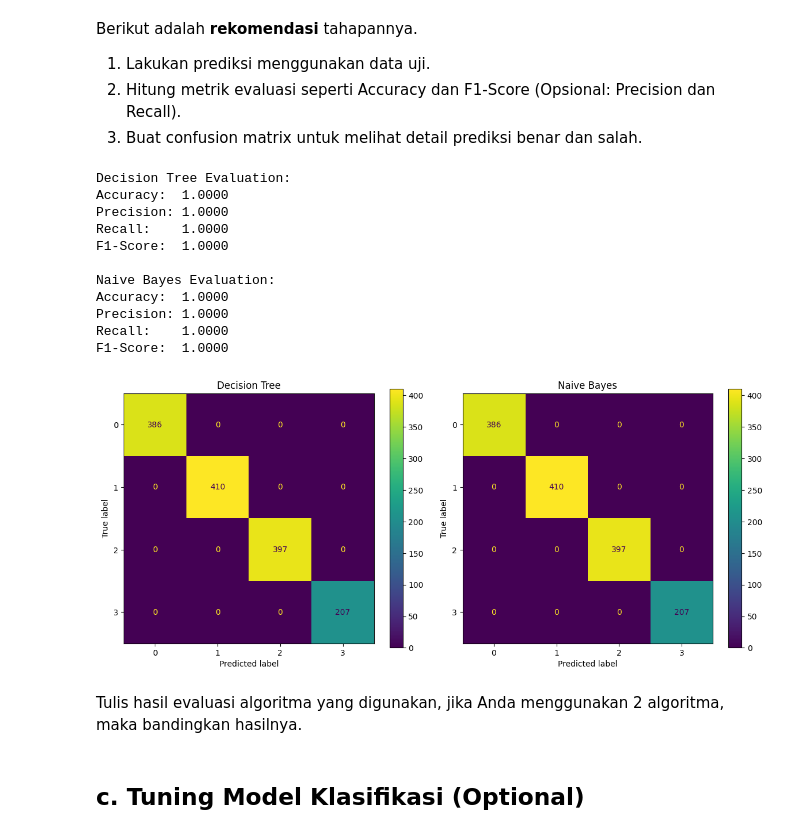
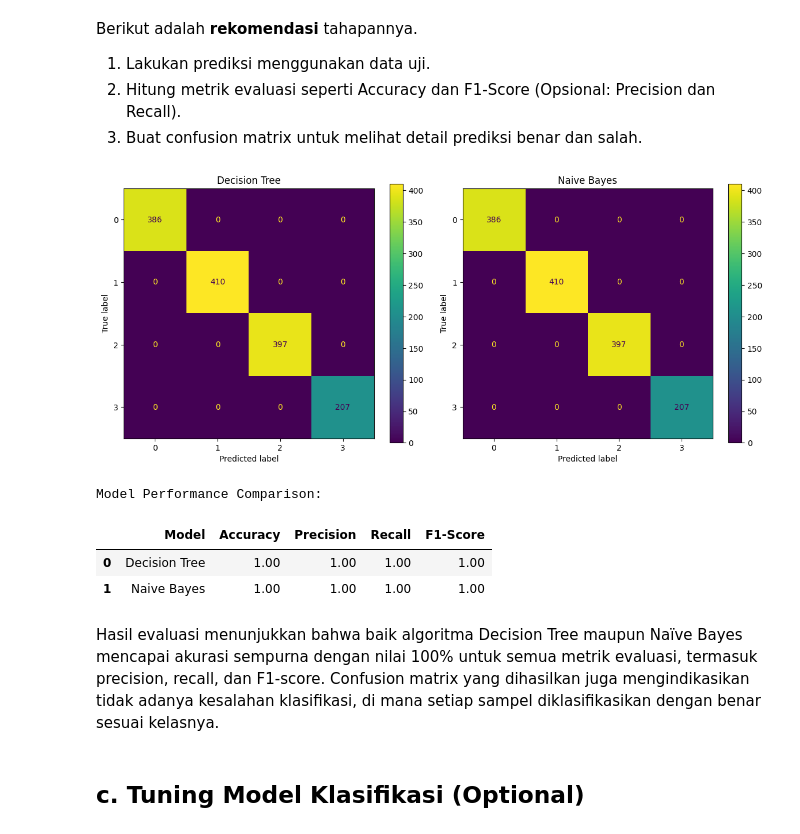
Before and after one commit to echaan/Beverage-Sales-ML, a Jupyter notebook: [Klasifikasi]_Submission_Akhir_BMLP_Your_Name.ipynb, the cells around one changed output. Cells and saved outputs as stored; diff of their text form; code cells hidden in the pictures.

```diff
--- a/[Klasifikasi]_Submission_Akhir_BMLP_Your_Name.ipynb
+++ b/[Klasifikasi]_Submission_Akhir_BMLP_Your_Name.ipynb
@@ -151,25 +158,9 @@ Berikut adalah **rekomendasi** tahapannya.
 2. Hitung metrik evaluasi seperti Accuracy dan F1-Score (Opsional: Precision dan Recall).
 3. Buat confusion matrix untuk melihat detail prediksi benar dan salah.
 # %%
-# Import metrics
-from sklearn.metrics import (accuracy_score, f1_score,
-                            precision_score, recall_score,
-                            confusion_matrix, ConfusionMatrixDisplay)
-
 # 1. Make predictions
 dt_pred = dt.predict(X_test)  # Decision Tree
 nb_pred = nb.predict(X_test)  # Naive Bayes
-
-# 2. Calculate and display metrics
-def print_metrics(y_true, y_pred, model_name):
-    print(f"\n{model_name} Evaluation:")
-    print(f"Accuracy:  {accuracy_score(y_true, y_pred):.4f}")
-    print(f"Precision: {precision_score(y_true, y_pred, average='weighted'):.4f}")
-    print(f"Recall:    {recall_score(y_true, y_pred, average='weighted'):.4f}")
-    print(f"F1-Score:  {f1_score(y_true, y_pred, average='weighted'):.4f}")
-
-print_metrics(y_test, dt_pred, "Decision Tree")
-print_metrics(y_test, nb_pred, "Naive Bayes")
 
 # 3. Generate confusion matrices
 fig, (ax1, ax2) = plt.subplots(1, 2, figsize=(12, 5))
@@ -183,20 +174,31 @@ ax2.set_title('Naive Bayes')
 plt.tight_layout()
 plt.show()
 # %% [output]
-Decision Tree Evaluation:
-Accuracy:  1.0000
-Precision: 1.0000
-Recall:    1.0000
-F1-Score:  1.0000
-
-Naive Bayes Evaluation:
-Accuracy:  1.0000
-Precision: 1.0000
-Recall:    1.0000
-F1-Score:  1.0000
 [figure]
-# %% [markdown]
-Tulis hasil evaluasi algoritma yang digunakan, jika Anda menggunakan 2 algoritma, maka bandingkan hasilnya.
+# %%
+# Generate classification reports
+dt_report = classification_report(y_test, dt_pred, digits=4, output_dict=True)
+nb_report = classification_report(y_test, nb_pred, digits=4, output_dict=True)
+
+# Create comparison DataFrame
+metrics_df = pd.DataFrame({
+    'Model': ['Decision Tree', 'Naive Bayes'],
+    'Accuracy': [dt_report['accuracy'], nb_report['accuracy']],
+    'Precision': [dt_report['weighted avg']['precision'], nb_report['weighted avg']['precision']],
+    'Recall': [dt_report['weighted avg']['recall'], nb_report['weighted avg']['recall']],
+    'F1-Score': [dt_report['weighted avg']['f1-score'], nb_report['weighted avg']['f1-score']]
+})
+
+# Display formatted metrics
+print("\nModel Performance Comparison:")
+metrics_df.style.format({col: '{:.2f}' for col in metrics_df.columns if col != 'Model'})
+# %% [output]
+Model Performance Comparison:
+|  | Model | Accuracy | Precision | Recall | F1-Score |
+| 0 | Decision Tree | 1.00 | 1.00 | 1.00 | 1.00 |
+| 1 | Naive Bayes | 1.00 | 1.00 | 1.00 | 1.00 |
+# %% [markdown]
+Hasil evaluasi menunjukkan bahwa baik algoritma Decision Tree maupun Naïve Bayes mencapai akurasi sempurna dengan nilai 100% untuk semua metrik evaluasi, termasuk precision, recall, dan F1-score. Confusion matrix yang dihasilkan juga mengindikasikan tidak adanya kesalahan klasifikasi, di mana setiap sampel diklasifikasikan dengan benar sesuai kelasnya.
 # %% [markdown]
 ## **c. Tuning Model Klasifikasi (Optional)**
 # %% [markdown]
```
Also changed, not shown: parts of 11 cells of this notebook.
